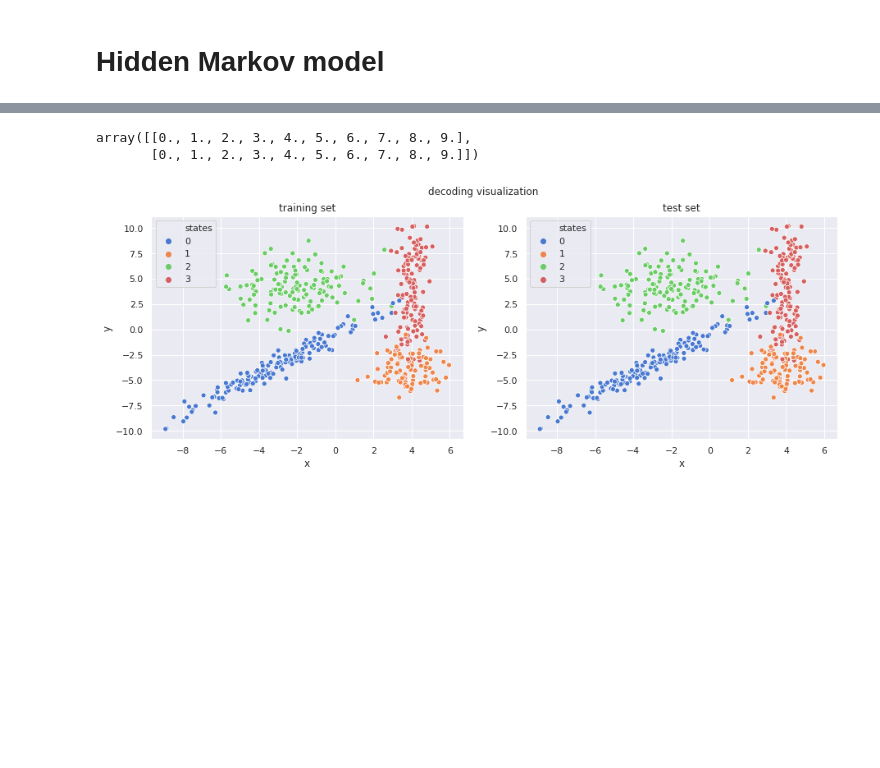
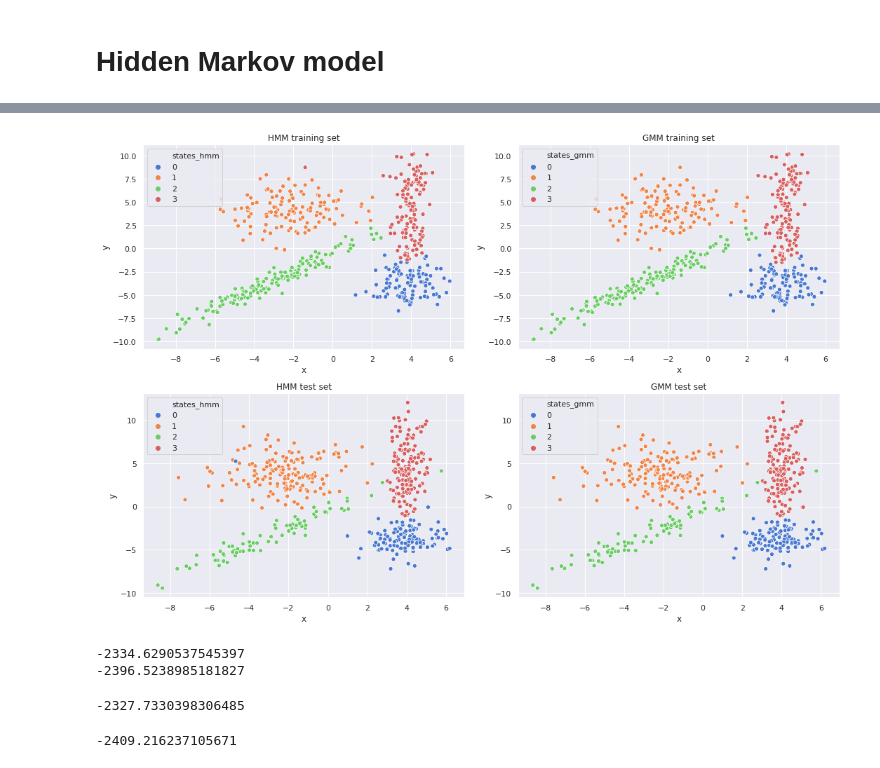
Before and after one commit to LeoAlberge/mva_probabilistic_graphic_models, a Jupyter notebook: homework3/homework3.ipynb, the cells around one changed output, grey strips where cells are left out. Cells and saved outputs as stored; diff of their text form; code cells hidden in the pictures; blank space fills up the shorter version.

```diff
--- a/homework3/homework3.ipynb
+++ b/homework3/homework3.ipynb
@@ -20,3 +24,8 @@ means, covs = np.load('means.npy'), np.load('covs.npy') # means and covariances
+# %%
+g = GaussianMixture(data_train.values, 4, 'general', display='none')
+g.fit()
+# %%
+means, covs = g.mus.T, g.sigmas
 # %%
 def make_grid(data=None, xmin=-5, xmax=5, ymin=-5, ymax=5, step=20):
     """
@@ -70,7 +79,7 @@ def log_sum_exp(x):
 
 def gaussian_log_pdf(x, mu, sigma):
     n = mu.size
-    return - 0.5 * ((x - mu).dot(np.linalg.inv(sigma).dot(x - mu)) + n * np.log(2 * np.pi) + np.linalg.det(sigma))
+    return - 0.5 * ((x - mu).dot(np.linalg.inv(sigma).dot(x - mu)) + n * np.log(2 * np.pi) + np.log(np.linalg.det(sigma)))
 # %%
 class GaussianHMM:
 
@@ -187,10 +200,12 @@ class GaussianHMM:
 
         return s
 # %%
-a = np.random.rand(K, K)
+#a = np.random.rand(K, K)
+a = np.ones((K, K))
 for i in range(K):
     a[i] *= 1 / np.sum(a[i])
-pi = np.random.rand(K)
+# pi = np.random.rand(K)
+pi = np.ones(K)
 pi *= 1 / np.sum(pi)
 mu = np.copy(means)
 sigma = np.copy(covs)
@@ -217,29 +216,63 @@ b =np.diag(np.arange(10))
-# %%
-a.dot(b)
-# %% [output]
-array([[0., 1., 2., 3., 4., 5., 6., 7., 8., 9.],
-       [0., 1., 2., 3., 4., 5., 6., 7., 8., 9.]])
 # %%
 training_hidden_states = gaussian_hmm.decode(data_train.values).astype('int')
 test_hidden_states = gaussian_hmm.decode(data_test.values).astype('int')
 # %%
-fig, (ax1, ax2) = plt.subplots(1, 2, figsize=(15, 5))
+fig, axes = plt.subplots(2, 2, figsize=(15, 10))
 
-fig.suptitle('decoding visualization')
+ax1 = axes[0, 0]
+ax2 = axes[0, 1]
+ax3 = axes[1, 0]
+ax4 = axes[1, 1]
 
-ax1.set_title('training set')
-ax2.set_title('test set')
+ax1.set_title('HMM training set')
+ax2.set_title('GMM training set')
 
-data_train['states'] = pd.Series(training_hidden_states)
-data_test['states'] = pd.Series(test_hidden_states)
+data_train_copy = data_train.copy()
 
-sns.scatterplot(x="x", y="y", data=data_train, hue='states',
+data_train_copy['states_hmm'] = pd.Series(training_hidden_states)
+data_train_copy['states_gmm'] = pd.Series(g.predict(data_train.values))
+
+sns.scatterplot(x="x", y="y", data=data_train_copy, hue='states_hmm',
                 palette=sns.color_palette("muted", K), ax=ax1)
 
-sns.scatterplot(x="x", y="y", data=data_train, hue='states',
+sns.scatterplot(x="x", y="y", data=data_train_copy, hue='states_gmm',
                 palette=sns.color_palette("muted", K), ax=ax2)
 
+ax3.set_title('HMM test set')
+ax4.set_title('GMM test set')
+
+data_test_copy = data_test.copy()
+
+data_test_copy['states_hmm'] = pd.Series(test_hidden_states)
+data_test_copy['states_gmm'] = pd.Series(g.predict(data_test.values))
+
+sns.scatterplot(x="x", y="y", data=data_test_copy, hue='states_hmm',
+                palette=sns.color_palette("muted", K), ax=ax3)
+
+sns.scatterplot(x="x", y="y", data=data_test_copy, hue='states_gmm',
+                palette=sns.color_palette("muted", K), ax=ax4)
+
 ax1.legend(loc='upper left')
-ax2.legend(loc='upper left');
+ax2.legend(loc='upper left')
+ax3.legend(loc='upper left')
+ax4.legend(loc='upper left')
+
+fig.tight_layout();
 # %% [output]
-[figure, old version]
+[figure, new version]
+# %%
+print(gaussian_hmm.log_likelihood(data_train.values))
+print(gaussian_hmm.log_likelihood(data_test.values))
+# %% [output]
+-2334.6290537545397
+-2396.5238985181827
+# %%
+g.predict(data_train.values)
+g.jfunc()
+# %% [output]
+-2327.7330398306485
+# %%
+g.predict(data_test.values)
+g.jfunc()
+# %% [output]
+-2409.216237105671
```
Also changed, not shown: parts of 10 cells of this notebook, 5 other files.
